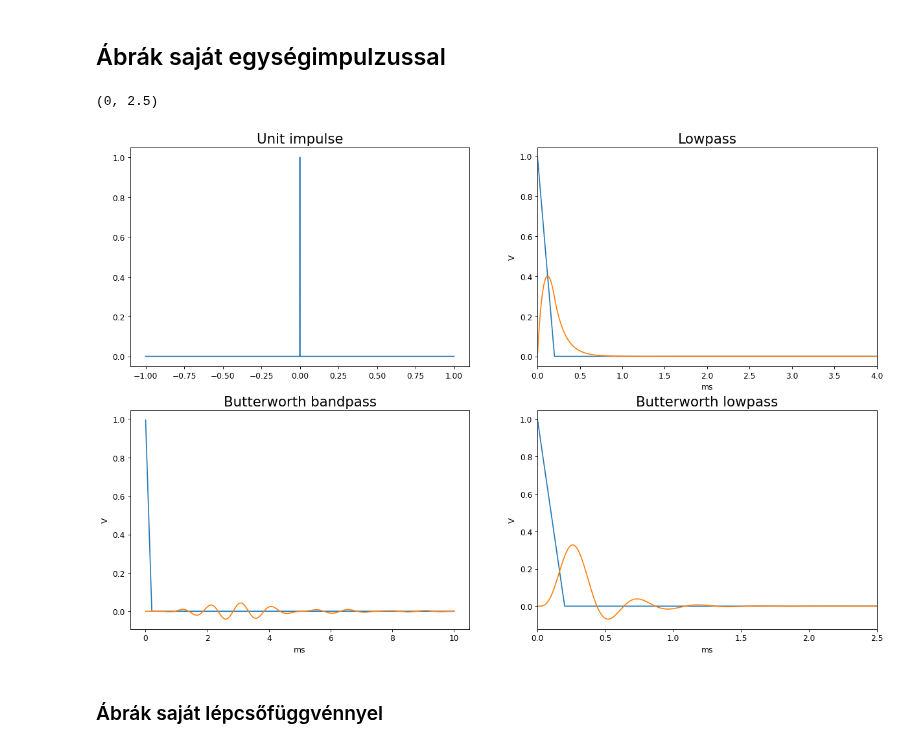
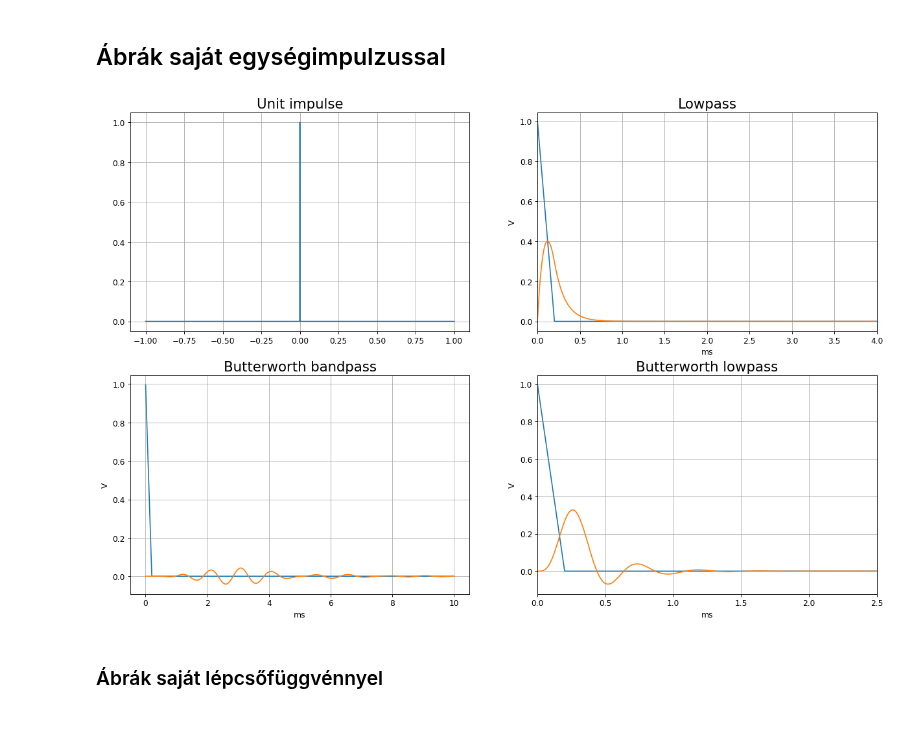
Before and after one commit to Tominano/Numerical-methods-of-physics-II, a Jupyter notebook: 3_feladatsor/3_feladat_Tomi.ipynb, the cells around one changed output. Cells and saved outputs as stored; diff of their text form; code cells hidden in the pictures.

```diff
--- a/3_feladatsor/3_feladat_Tomi.ipynb
+++ b/3_feladatsor/3_feladat_Tomi.ipynb
@@ -334,6 +335,5 @@ grid(True)
 # %% [markdown]
 ## Ábrázolások saját Négyszögjellel
 # %%
-t = linspace(-1, 1, 10000)
-sqi = interp1d(t, Nszög(1,8,t), kind = 'linear')
-plot(t,sqi(t))
+t = linspace(-1, 1, 10001)
+sqi = interp1d(t, Nszög(1,2,t), kind = 'linear')
@@ -387,42 +385,44 @@ t = linspace(-1, 1, 10001)
 
 kdi = interp1d(t, kd(t), kind = 'linear')
 # %%
-plt.figure(num=None, figsize=(16, 12), dpi=80, facecolor='w', edgecolor='r')
-plt.subplots_adjust(left=None, bottom=None, right=None, top=None, wspace=None, hspace=0.2)
+figure(num=None, figsize=(16, 12), dpi=80, facecolor='w', edgecolor='r')
+subplots_adjust(left=None, bottom=None, right=None, top=None, wspace=None, hspace=0.2)
 
-plt.subplot(2, 2, 1)
-plt.title("Unit impulse")
+subplot(2, 2, 1)
+title("Unit impulse")
 plot(t, kdi(t))
+grid(True)
 
+subplot(2, 2, 2)
+title("Lowpass")
+t_egy0, s_egy0, r_egy0 = run_transient(c_0, kdi, tstart=0, tstop=10e-3)
+plot(t_egy0 * 1e3, s_egy0)
+plot(t_egy0 * 1e3, r_egy0)
+xlabel("ms")
+ylabel("V")
+xlim(0,4)
+grid(True)
 
-plt.subplot(2, 2, 2)
-plt.title("Lowpass")
-t_egy0, s_egy0, r_egy0 = run_transient(c_0, kdi, tstart=0, tstop=10e-3)
-plt.plot(t_egy0 * 1e3, s_egy0)
-plt.plot(t_egy0 * 1e3, r_egy0)
-plt.xlabel("ms")
-plt.ylabel("V")
-xlim(0,4)
+subplot(2, 2, 3)
+title("Butterworth bandpass")
+t_egy1, s_egy1, r_egy1 = run_transient(c_1, kdi, tstart=0, tstop=10e-3)
+plot(t_egy1 * 1e3, s_egy1)
+plot(t_egy1 * 1e3, r_egy1)
+xlabel("ms")
+ylabel("V")
+grid(True)
 
-plt.subplot(2, 2, 3)
-plt.title("Butterworth bandpass")
-t_egy1, s_egy1, r_egy1 = run_transient(c_1, kdi, tstart=0, tstop=10e-3)
-plt.plot(t_egy1 * 1e3, s_egy1)
-plt.plot(t_egy1 * 1e3, r_egy1)
-plt.xlabel("ms")
-plt.ylabel("V")
-
-plt.subplot(2, 2, 4)
-plt.title("Butterworth lowpass")
+subplot(2, 2, 4)
+title("Butterworth lowpass")
 t_egy2, s_egy2, r_egy2 = run_transient(c_2, kdi, tstart=0, tstop=10e-3)
-plt.plot(t_egy2 * 1e3, s_egy2)
-plt.plot(t_egy2 * 1e3, r_egy2)
-plt.xlabel("ms")
-plt.ylabel("V")
+plot(t_egy2 * 1e3, s_egy2)
+plot(t_egy2 * 1e3, r_egy2)
+xlabel("ms")
+ylabel("V")
 xlim(0,2.5)
+grid(True)
 # %% [output]
-(0, 2.5)
-[figure, old version]
+[figure, new version]
 # %% [markdown]
 ### Ábrák saját lépcsőfüggvénnyel
 # %%
```
Also changed, not shown: parts of 13 cells of this notebook, 1 other file.
